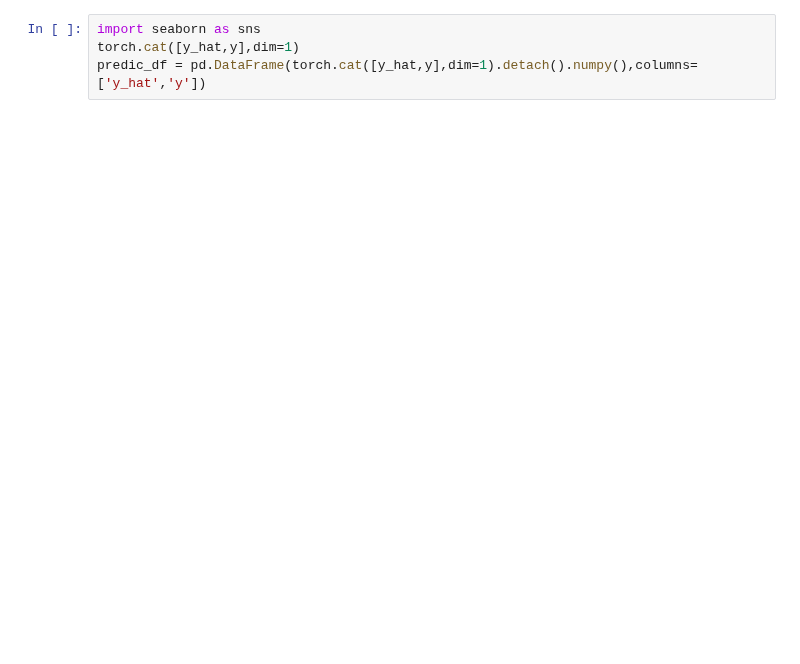
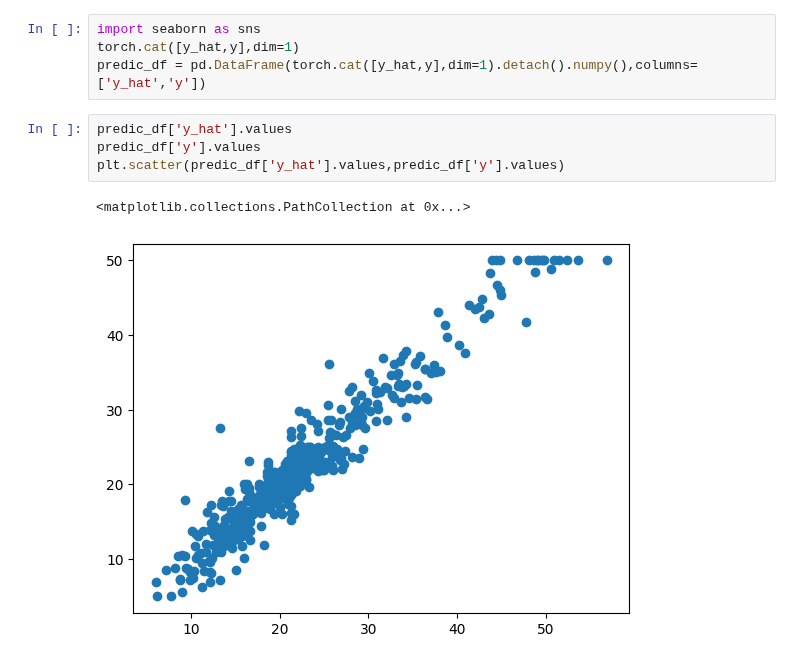
Before and after one commit to leekyuyoung20221226/python, a Jupyter notebook: 파이토치/20230412_파이토치_딥러닝.ipynb, the cells around one changed output. Drawn from its saved outputs; the diff is of its cells as text; blank space fills up the shorter version.

```diff
--- a/파이토치/20230412_파이토치_딥러닝.ipynb
+++ b/파이토치/20230412_파이토치_딥러닝.ipynb
@@ -103,4 +103,11 @@ epoch:48000 loss:8.101309776306152
 import seaborn as sns
 torch.cat([y_hat,y],dim=1)
 predic_df = pd.DataFrame(torch.cat([y_hat,y],dim=1).detach().numpy(),columns=['y_hat','y'])
+# %%
+predic_df['y_hat'].values
+predic_df['y'].values
+plt.scatter(predic_df['y_hat'].values,predic_df['y'].values)
+# %% [output]
+<matplotlib.collections.PathCollection at 0x...>
+[figure, added]
 # %%
```
Also changed, not shown: parts of 2 cells of this notebook.
